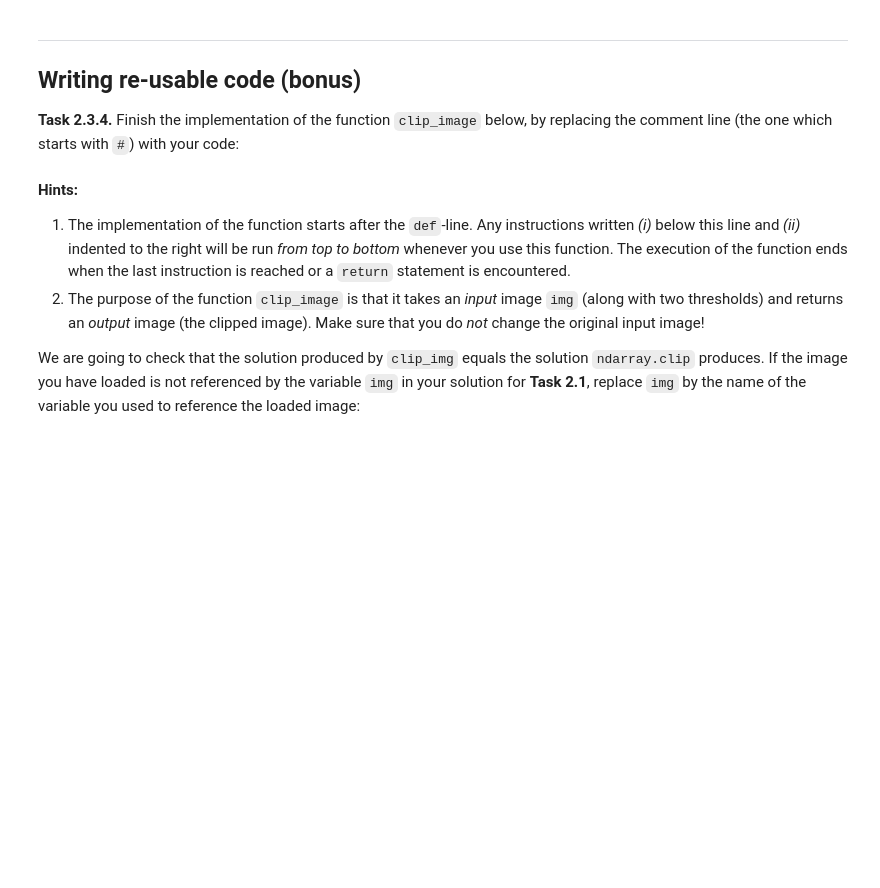
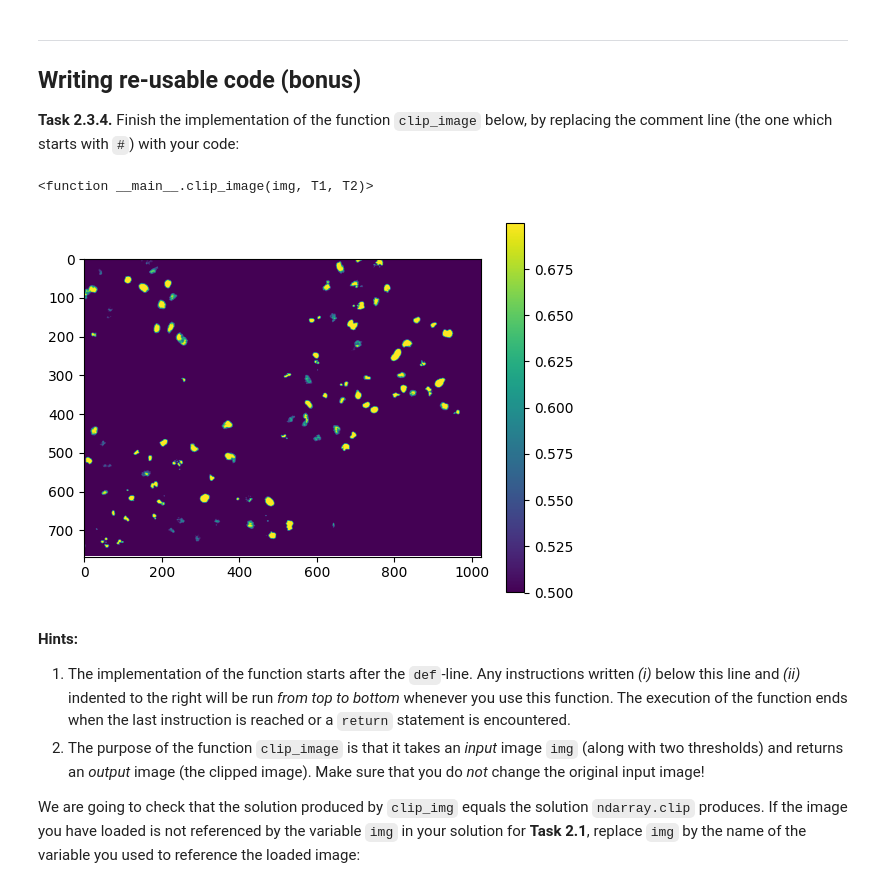
Before and after one commit to praxle/mobi-fs3-python, a Jupyter notebook: task2.ipynb, the cells around one changed output. Cells and saved outputs as stored; diff of their text form; code cells hidden in the pictures; blank space fills up the shorter version.

```diff
--- a/task2.ipynb
+++ b/task2.ipynb
@@ -109,10 +109,24 @@ plt.colorbar()
 ## Writing re-usable code (bonus)
 
 **<a id="#">Task 2.3.4.</a>** Finish the implementation of the function `clip_image` below, by replacing the comment line (the one which starts with `#`) with your code:
-# %%
-def clip_image(img, T1, T2):
-    # here goes your code
-    return result
+# %%
+def clip_image(img, T1, T2):                #die erstellte funktion heißt jetzt "clip_image"
+    image_clipped = img.copy()
+    for i in numpy.ndindex(img.shape):      #in diesem fall befinden sich hinter i zwei zahlen (row and column), deswegen auch img[i] und NICHT img[i,i]
+        if img[i] < T1:
+            image_clipped[i] = T1
+        elif img[i] > T2:
+                image_clipped[i] = T2
+        else:                               #das else braucht man in diesem fall gar nicht
+                image_clipped[i] = img[i]
+    plt.imshow(image_clipped)
+    plt.colorbar()
+    return clip_image
+
+clip_image(img, 0.5, 0.7)
+# %% [output]
+<function __main__.clip_image(img, T1, T2)>
+[figure, added]
 # %% [markdown]
 **Hints:**
 1. The implementation of the function starts after the `def`-line. Any instructions written *(i)* below this line and *(ii)* indented to the right will be run *from top to bottom* whenever you use this function. The execution of the function ends when the last instruction is reached or a `return` statement is encountered.
```
Also changed, not shown: parts of 1 cell of this notebook.
